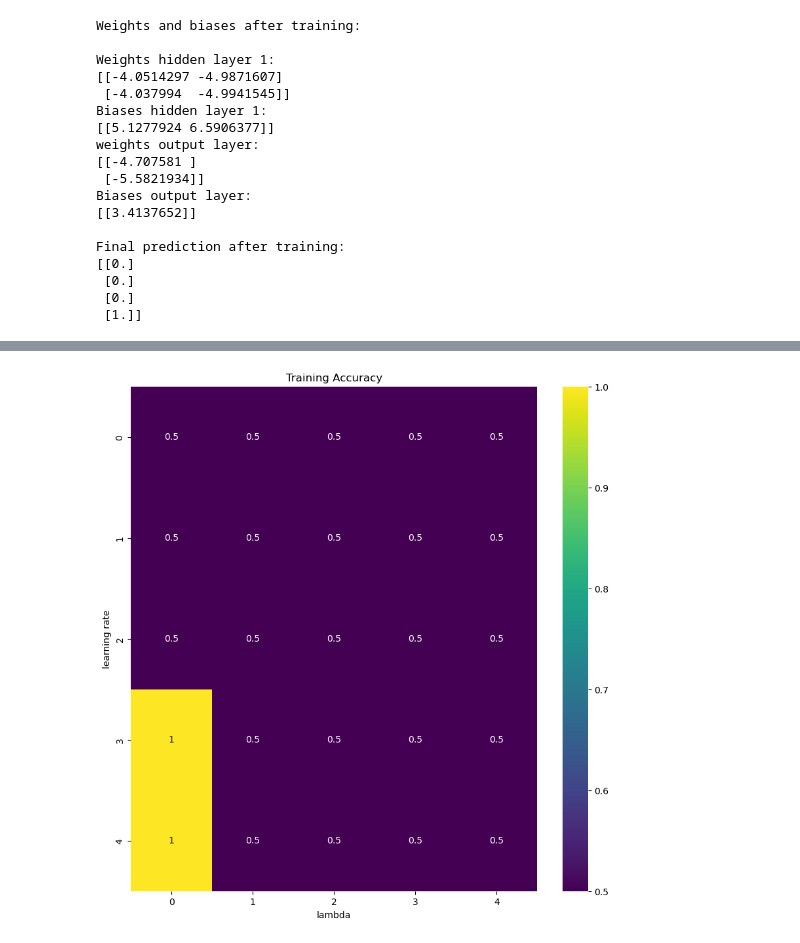
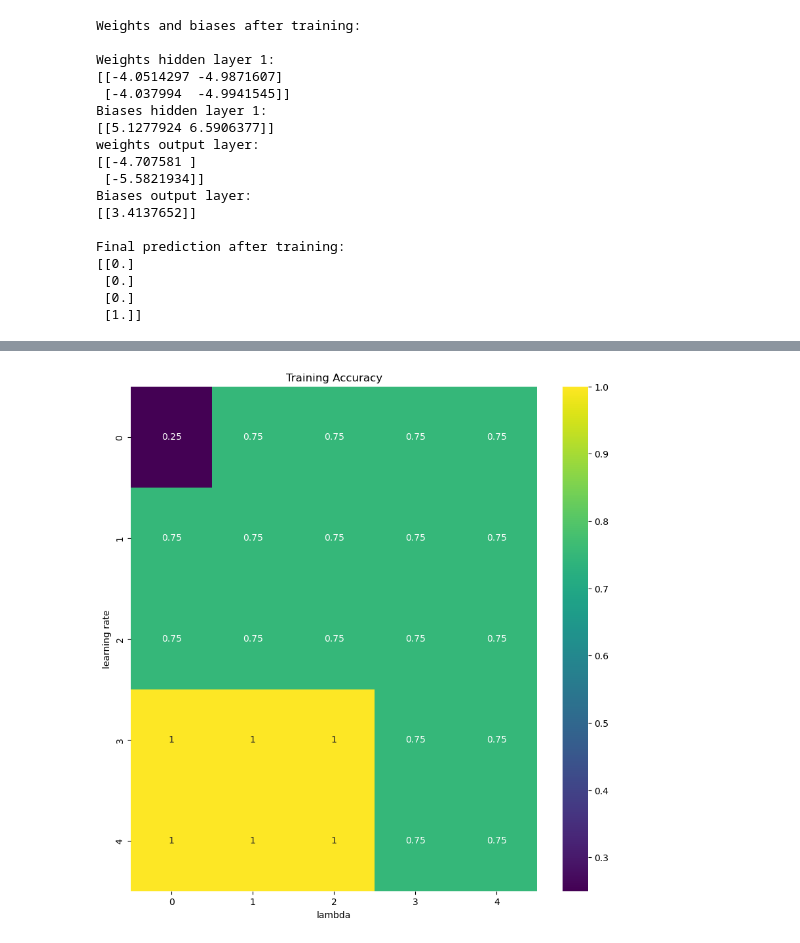
Before and after one commit to Johannesfjeldsaa/FYS-STK4155_Projects, a Jupyter notebook: Project 2/Test functionality/Test NeuralNetwork.ipynb, the cells around one changed output, grey strips where cells are left out. Drawn from its saved outputs; the diff is of its cells as text; code cells hidden in the pictures.

```diff
--- a/Project 2/Test functionality/Test NeuralNetwork.ipynb
+++ b/Project 2/Test functionality/Test NeuralNetwork.ipynb
@@ -264,37 +187,37 @@ plt.show()
-# %%
-# Using xor gate
-
-grad_cost_function = grad_cost_logreg(target_XOR.reshape(len(target_XOR), 1))
-
-learning_rates = np.logspace(-4, 0, 5)
-lmbd_vals = np.logspace(-4, 0, 5)
-
-accuracy = np.zeros((len(learning_rates), len(lmbd_vals)))
-
-for i, lr in enumerate(learning_rates):
-    for j, lmbd in enumerate(lmbd_vals):
-
-        optimizer = GradientDescent(learning_rate=lr)
-
-        ffnn = Neural_Network(n_features, n_hidden_layers, n_hidden_nodes, n_outputs,
-                              cost_function=grad_cost_function,
-                              learning_rate=lr,
-                              lmbd=lmbd,
-                              activation_function_hidden='sigmoid',
-                              activation_function_output='sigmoid',
-                              optimizer=optimizer,
-                              classification_problem=True)
-
-        ffnn.train(X, num_iter=10000)
-        pred = ffnn.output_layer.output
-
-        accuracy[i][j] = accuracy_score(target_XOR, pred)
-
-fig, ax = plt.subplots(figsize = (10, 10))
-sns.heatmap(accuracy, annot=True, ax=ax, cmap="viridis")
-ax.set_title("Training Accuracy")
-ax.set_ylabel("learning rate")
-ax.set_xlabel("lambda")
-plt.show()
-# %% [output]
-[figure, removed]
+# %%
+# Using and gate
+
+grad_cost_function = grad_cost_logreg(target_AND.reshape(len(target_AND), 1))
+
+learning_rates = np.logspace(-4, 0, 5)
+lmbd_vals = np.logspace(-4, 0, 5)
+
+accuracy = np.zeros((len(learning_rates), len(lmbd_vals)))
+
+for i, lr in enumerate(learning_rates):
+    for j, lmbd in enumerate(lmbd_vals):
+
+        optimizer = GradientDescent(learning_rate=lr)
+
+        ffnn = Neural_Network(n_features, n_hidden_layers, n_hidden_nodes, n_outputs,
+                              cost_function=grad_cost_function,
+                              learning_rate=lr,
+                              lmbd=lmbd,
+                              activation_function_hidden='sigmoid',
+                              activation_function_output='sigmoid',
+                              optimizer=None,
+                              classification_problem=True)
+
+        ffnn.train(X, num_iter=100)
+        pred = ffnn.output_layer.output
+
+        accuracy[i][j] = accuracy_score(target_AND, pred)
+
+fig, ax = plt.subplots(figsize = (10, 10))
+sns.heatmap(accuracy, annot=True, ax=ax, cmap="viridis")
+ax.set_title("Training Accuracy")
+ax.set_ylabel("learning rate")
+ax.set_xlabel("lambda")
+plt.show()
+# %% [output]
+[figure, added]
```
Also changed, not shown: parts of 8 cells of this notebook, 1 other file.
